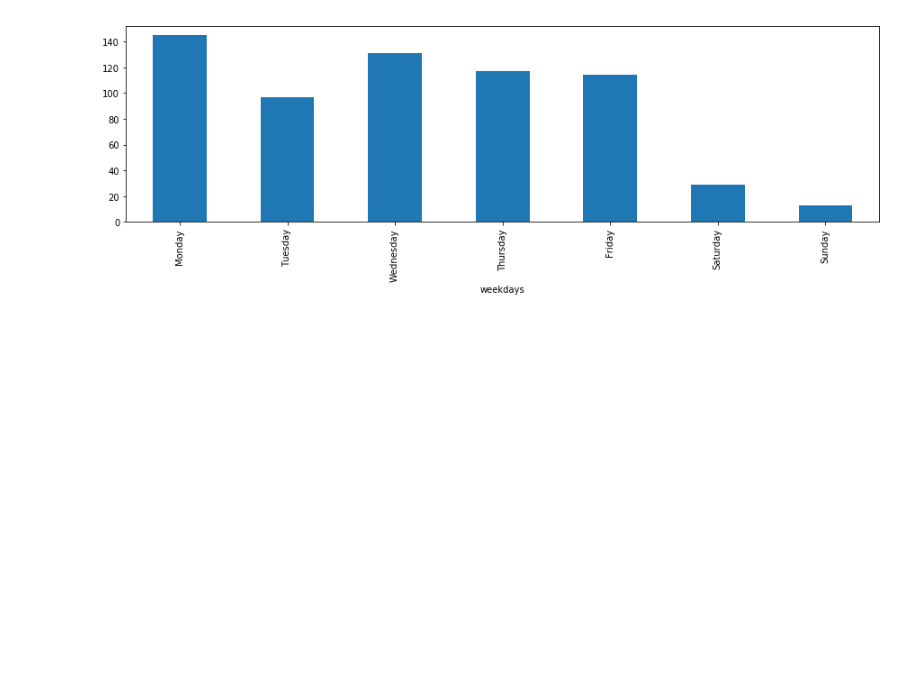
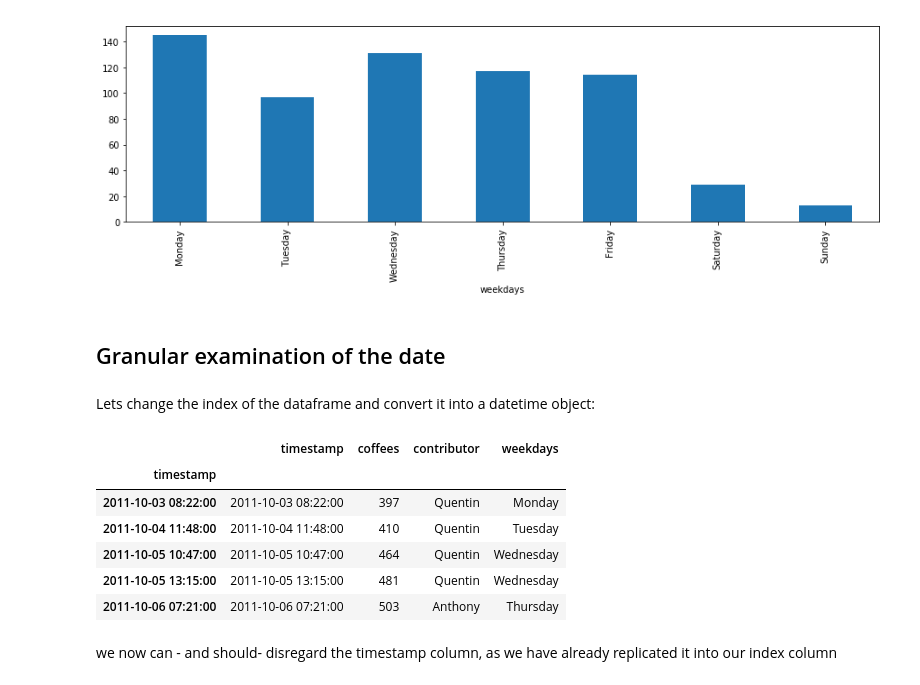
Before and after one commit to Gorchs/Pandas_Tutorial, a Jupyter notebook: Pandas Tutorial Notebook V1.0.ipynb, the cells around one changed output. Cells and saved outputs as stored; diff of their text form; code cells hidden in the pictures; blank space fills up the shorter version.

```diff
--- a/Pandas Tutorial Notebook V1.0.ipynb
+++ b/Pandas Tutorial Notebook V1.0.ipynb
@@ -552,3 +552,20 @@ weekday_counts.coffees.plot(kind="bar",figsize =(15,4))
 # %% [output]
 <matplotlib.axes._subplots.AxesSubplot at 0x...>
 [figure]
+# %% [markdown]
+## Granular examination of the date
+# %% [markdown]
+Lets change the  index of the dataframe and convert it into a datetime object:
+# %%
+data.index=data.timestamp
+data.head()
+# %% [output]
+|  | timestamp | coffees | contributor | weekdays |
+| timestamp |  |  |  |  |
+| 2011-10-03 08:22:00 | 2011-10-03 08:22:00 | 397 | Quentin | Monday |
+| 2011-10-04 11:48:00 | 2011-10-04 11:48:00 | 410 | Quentin | Tuesday |
+| 2011-10-05 10:47:00 | 2011-10-05 10:47:00 | 464 | Quentin | Wednesday |
+| 2011-10-05 13:15:00 | 2011-10-05 13:15:00 | 481 | Quentin | Wednesday |
+| 2011-10-06 07:21:00 | 2011-10-06 07:21:00 | 503 | Anthony | Thursday |
+# %% [markdown]
+we now can - and should- disregard the timestamp column, as we have already replicated it into our index column
```
Also changed, not shown: parts of 2 cells of this notebook.
